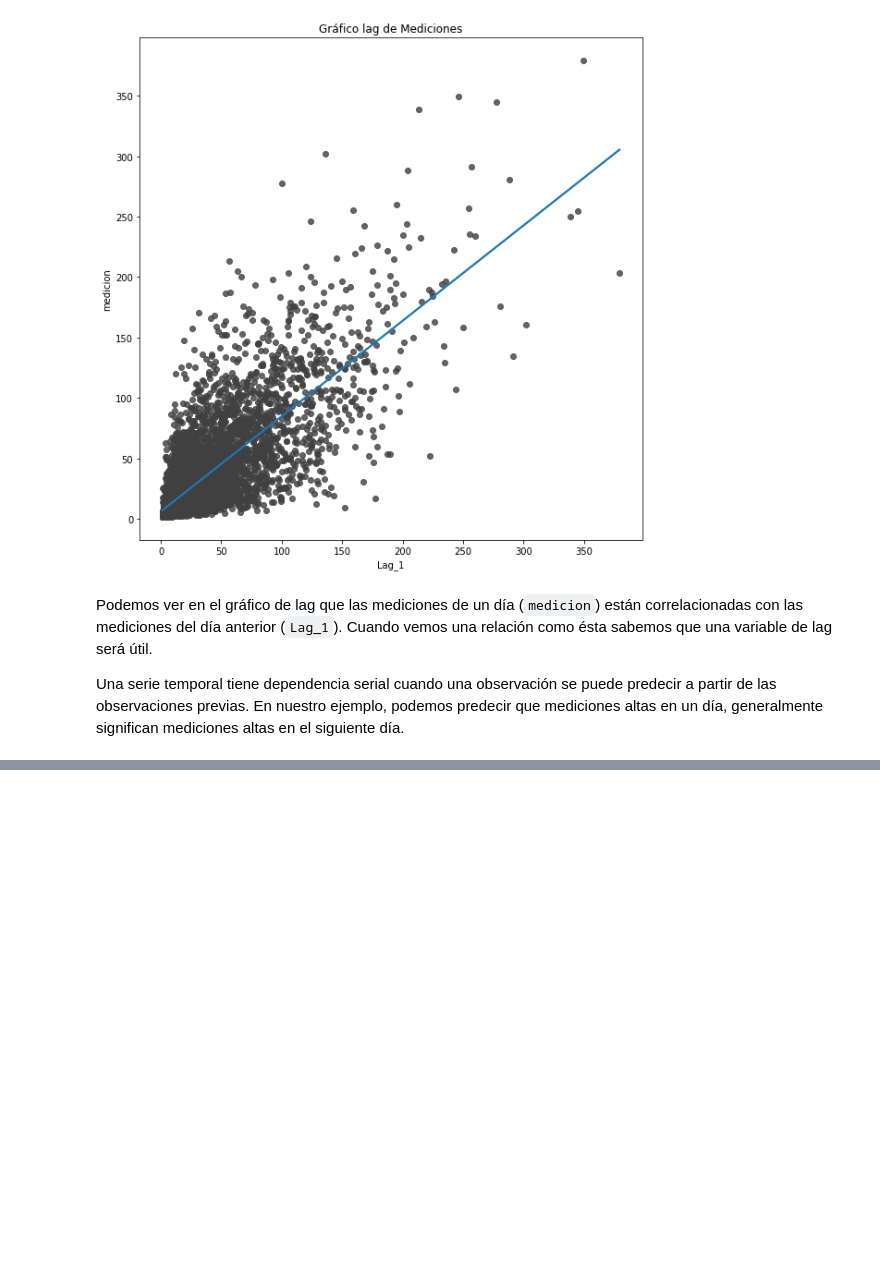
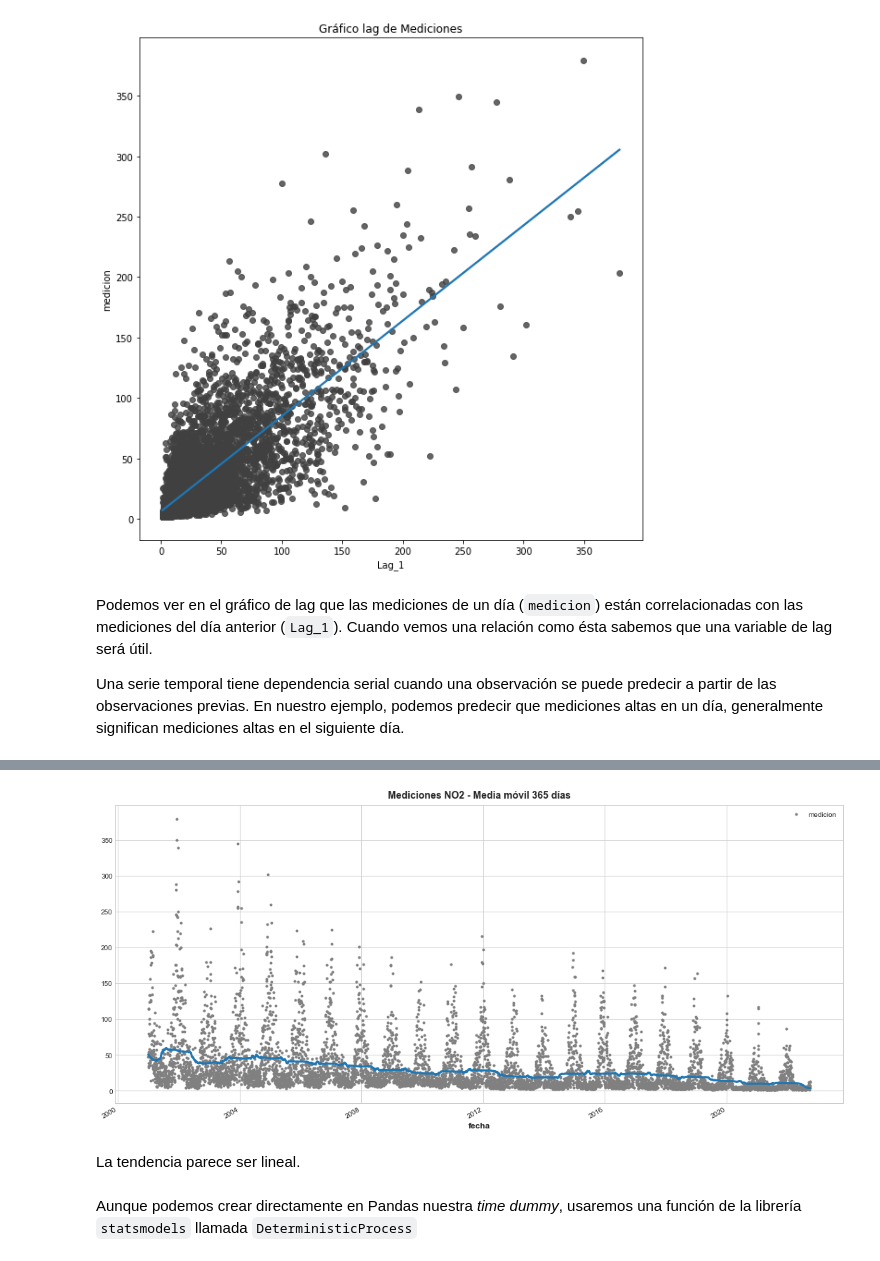
Before and after one commit to SgtSteiner/calidad-del-aire, a Jupyter notebook: calidad_aire_eda.ipynb, the cells around one changed output, grey strips where cells are left out. Drawn from its saved outputs; the diff is of its cells as text; code cells hidden in the pictures; blank space fills up the shorter version.

```diff
--- a/calidad_aire_eda.ipynb
+++ b/calidad_aire_eda.ipynb
@@ -262,0 +283,28 @@ Una serie temporal tiene dependencia serial cuando una observación se puede pre
+# %%
+plt.style.use("seaborn-whitegrid")
+plt.rc("figure", autolayout=True, figsize=(15, 7))
+plt.rc(
+    "axes",
+    labelweight="bold",
+    labelsize="large",
+    titleweight="bold",
+    titlesize=14,
+    titlepad=10,
+)
+# %%
+moving_average = diario_no2[["medicion"]].rolling(
+    window=365,       # ventana de 365 días
+    center=True,      # pone la media en el dentro de la ventana
+    min_periods=183,  # selecciona la mitad del tamaño de la ventana
+).mean()              # calcula la media (también podría hacerse la mediana, desviación, mínimo, máximo, ...)
+
+ax = diario_no2[["medicion"]].plot(style=".", color="0.5")
+moving_average.plot(
+    ax=ax, linewidth=3, title="Mediciones NO2 - Media móvil 365 días", legend=False,
+);
+# %% [output]
+[figure, added]
+# %% [markdown]
+La tendencia parece ser lineal.
+# %% [markdown]
+Aunque podemos crear directamente en Pandas nuestra *time dummy*, usaremos una función de la librería `statsmodels` llamada `DeterministicProcess`
```
Also changed, not shown: parts of 29 cells of this notebook.
